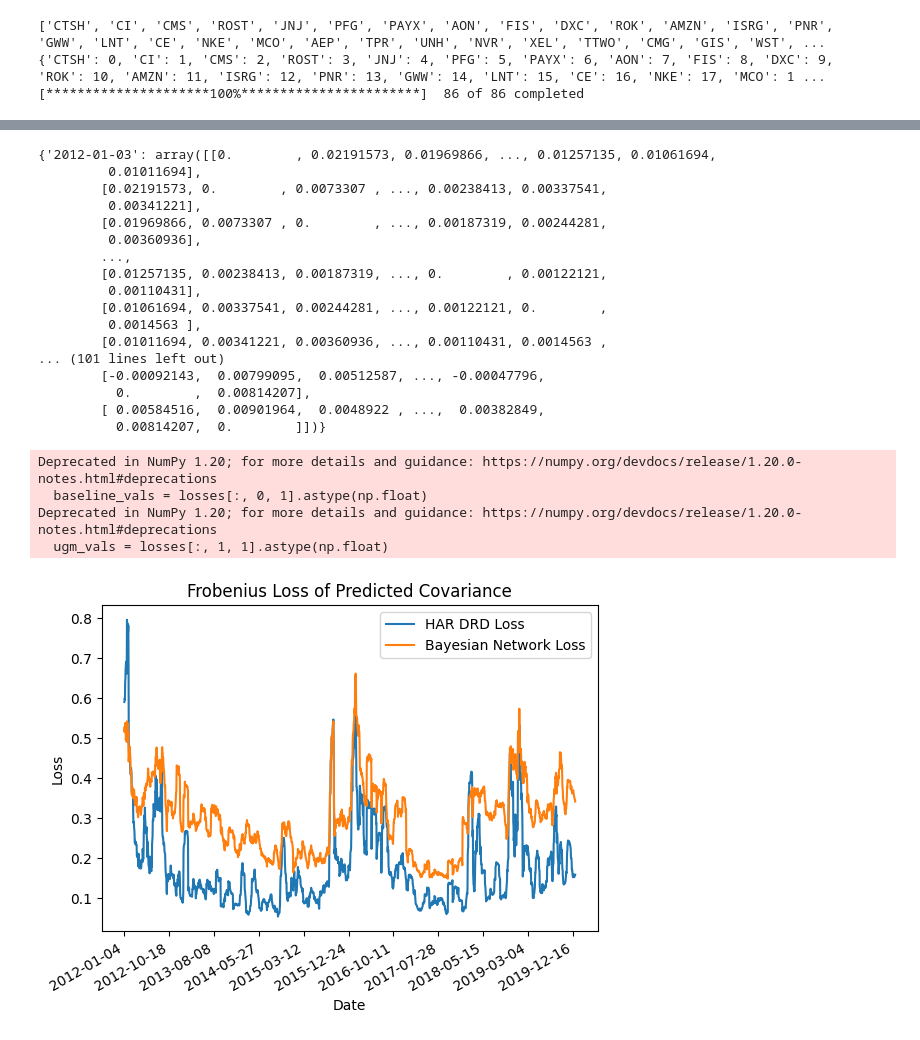
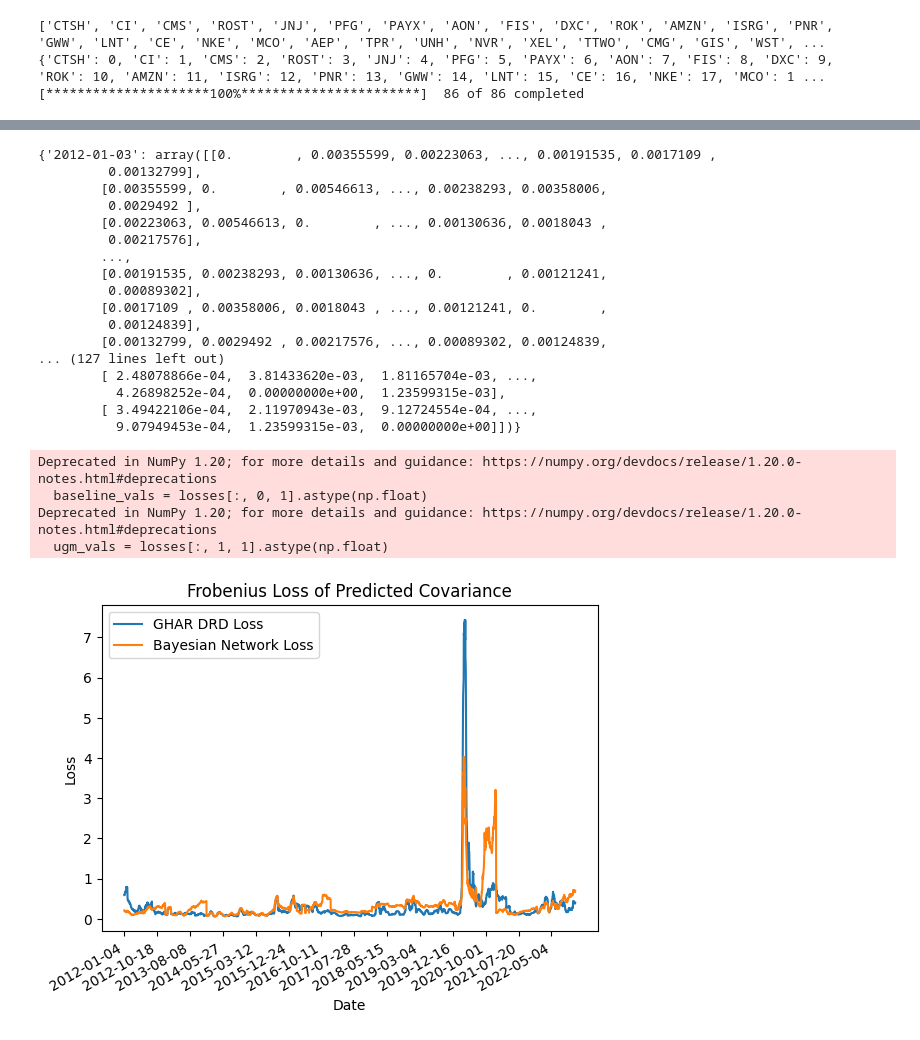
Before and after one commit to fanpu/10-708-project, a Jupyter notebook: Evaluation.ipynb, the cells around one changed output, grey strips where cells are left out. Cells and saved outputs as stored; diff of their text form; code cells hidden in the pictures.

```diff
--- a/Evaluation.ipynb
+++ b/Evaluation.ipynb
@@ -75,7 +75,7 @@ num_tickers = len(tickers)
 corr_len = num_tickers * (num_tickers - 1) // 2
 
 start_date = "2010-01-01"
-end_date = "2021-01-01"
+end_date = "2022-12-06"
 
 prediction_folder="predictions"
 
@@ -96,7 +96,7 @@ write_dot(G, 'file.dot')
 import datetime
 
 num_prev_trading_days = 126
-months_to_evaluate = 12 # * 10
+months_to_evaluate = 11 # * 10
 evaluation_year_month_start = "2012-01"
 # %%
 def convert_to_lower_triangular(A, dimension):
@@ -150,13 +150,10 @@ def make_prediction(tday, vol, corr):
     # Reconstruct R_t
     alpha, betas_day, betas_week, betas_month = corr
     predicted_R_t = alpha + betas_day * xt1 + betas_week * xt25 + betas_month * xt626
+    predicted_R_t = np.clip(predicted_R_t, -1, 1)
 
-    if (predicted_R_t > 1).any():
-        assert False
-    if (predicted_R_t < -1).any():
-        assert False
-
-    D_t = np.diag(np.sqrt(predicted_RV_t))
+#     D_t = np.diag(np.sqrt(predicted_RV_t))
+    D_t = np.diag(np.sqrt(np.maximum(predicted_RV_t, 0)))
     R_t = np.zeros((num_tickers, num_tickers))
     R_t[np.tril_indices_from(R_t, -1)] = predicted_R_t
     R_t += R_t.T
@@ -203,6 +200,8 @@ def make_yearly_prediction_starting_from(tday, vol, corr):
 
         tday = engine.get_shift_tday(tday, 1)
         if tday[:4] != start_year:
+            break
+        if tday == "2022-12-01":
             break
 #     dates = pd.to_datetime(timestamps)
 
@@ -234,7 +233,7 @@ for month_diff in range(months_to_evaluate):
 
     start_day = 1
     tday = year_month + "-{:02d}".format(start_day)
-    if tday[:4] == "2021":
+    if tday[:4] == "2023":
         break
     while tday not in engine.trading_day_list:
         start_day += 1
@@ -283,20 +282,20 @@ dump_list_as_csv(zip(all_timestamps, all_losses), f"predictions/all_loss.csv")
 # %%
 all_predicted_H_t
 # %% [output]
-{'2012-01-03': array([[0.        , 0.02191573, 0.01969866, ..., 0.01257135, 0.01061694,
-         0.01011694],
-        [0.02191573, 0.        , 0.0073307 , ..., 0.00238413, 0.00337541,
-         0.00341221],
-        [0.01969866, 0.0073307 , 0.        , ..., 0.00187319, 0.00244281,
-         0.00360936],
+{'2012-01-03': array([[0.        , 0.00355599, 0.00223063, ..., 0.00191535, 0.0017109 ,
+         0.00132799],
+        [0.00355599, 0.        , 0.00546613, ..., 0.00238293, 0.00358006,
+         0.0029492 ],
+        [0.00223063, 0.00546613, 0.        , ..., 0.00130636, 0.0018043 ,
+         0.00217576],
         ...,
-        [0.01257135, 0.00238413, 0.00187319, ..., 0.        , 0.00122121,
-         0.00110431],
-        [0.01061694, 0.00337541, 0.00244281, ..., 0.00122121, 0.        ,
-         0.0014563 ],
-        [0.01011694, 0.00341221, 0.00360936, ..., 0.00110431, 0.0014563 ,
-... (101 lines left out)
-        [-0.00092143,  0.00799095,  0.00512587, ..., -0.00047796,
-          0.        ,  0.00814207],
-        [ 0.00584516,  0.00901964,  0.0048922 , ...,  0.00382849,
-          0.00814207,  0.        ]])}
+        [0.00191535, 0.00238293, 0.00130636, ..., 0.        , 0.00121241,
+         0.00089302],
+        [0.0017109 , 0.00358006, 0.0018043 , ..., 0.00121241, 0.        ,
+         0.00124839],
+        [0.00132799, 0.0029492 , 0.00217576, ..., 0.00089302, 0.00124839,
+... (127 lines left out)
+        [ 2.48078866e-04,  3.81433620e-03,  1.81165704e-03, ...,
+          4.26898252e-04,  0.00000000e+00,  1.23599315e-03],
+        [ 3.49422106e-04,  2.11970943e-03,  9.12724554e-04, ...,
+          9.07949453e-04,  1.23599315e-03,  0.00000000e+00]])}
@@ -315,24 +314,31 @@ ugm_loss = load_csv("predictions/all_loss.csv")
 # %%
 def plot_baseline_vs_ugm_loss(baseline_loss, ugm_loss):
     losses = np.array(list(zip(baseline_loss, ugm_loss))[1:])
     baseline_vals = losses[:, 0, 1].astype(np.float)
     ugm_vals = losses[:, 1, 1].astype(np.float)
     dates = losses[:, 1, 0]
 
+    cutoff = 2000
+#     baseline_vals = baseline_vals[:cutoff]
+#     ugm_vals = ugm_vals[:cutoff]
+#     dates = dates[:cutoff]
+
     plt.clf()
-    plt.plot(dates, baseline_vals, label="HAR DRD Loss")
+    plt.plot(dates, baseline_vals, label="GHAR DRD Loss")
     plt.plot(dates, ugm_vals, label="Bayesian Network Loss")
     plt.xlabel("Date")
     plt.ylabel("Loss")
     plt.gcf().autofmt_xdate()
     plt.xticks(dates[0::200])
     plt.title("Frobenius Loss of Predicted Covariance")
     plt.legend()
+    plt.savefig("figs/frob_loss_all.png")
+#     plt.savefig("figs/frob_loss_trunc.png")
     plt.show()
 plot_baseline_vs_ugm_loss(baseline_loss, ugm_loss)
 # %% [output]
 Deprecated in NumPy 1.20; for more details and guidance: https://numpy.org/devdocs/release/1.20.0-notes.html#deprecations
   baseline_vals = losses[:, 0, 1].astype(np.float)
 Deprecated in NumPy 1.20; for more details and guidance: https://numpy.org/devdocs/release/1.20.0-notes.html#deprecations
   ugm_vals = losses[:, 1, 1].astype(np.float)
-[figure, old version]
+[figure, new version]
```
Also changed, not shown: parts of 10 cells of this notebook.
